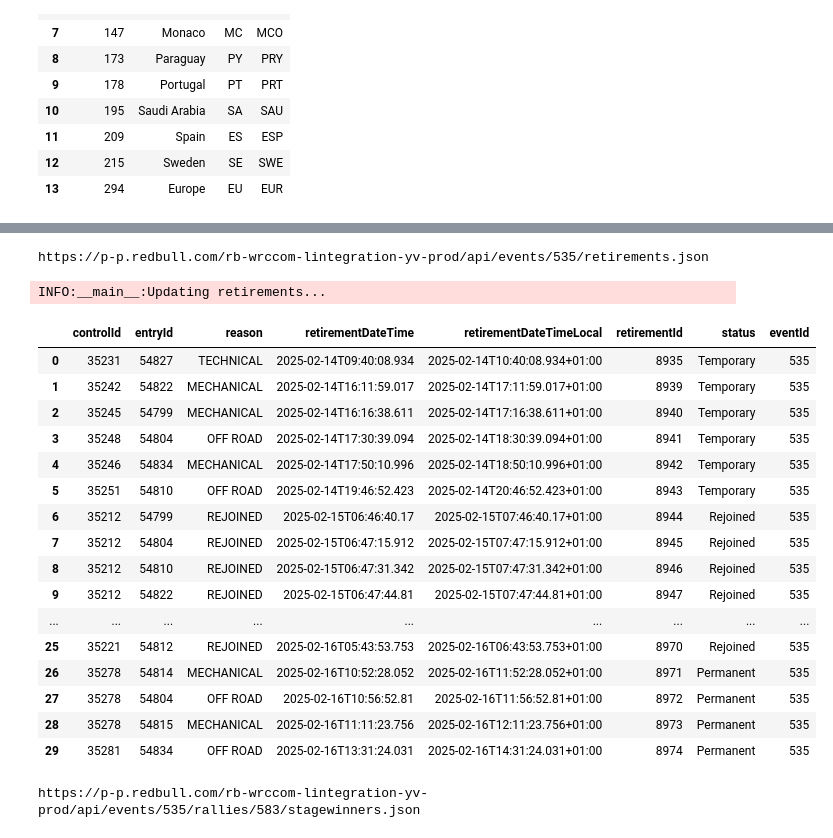
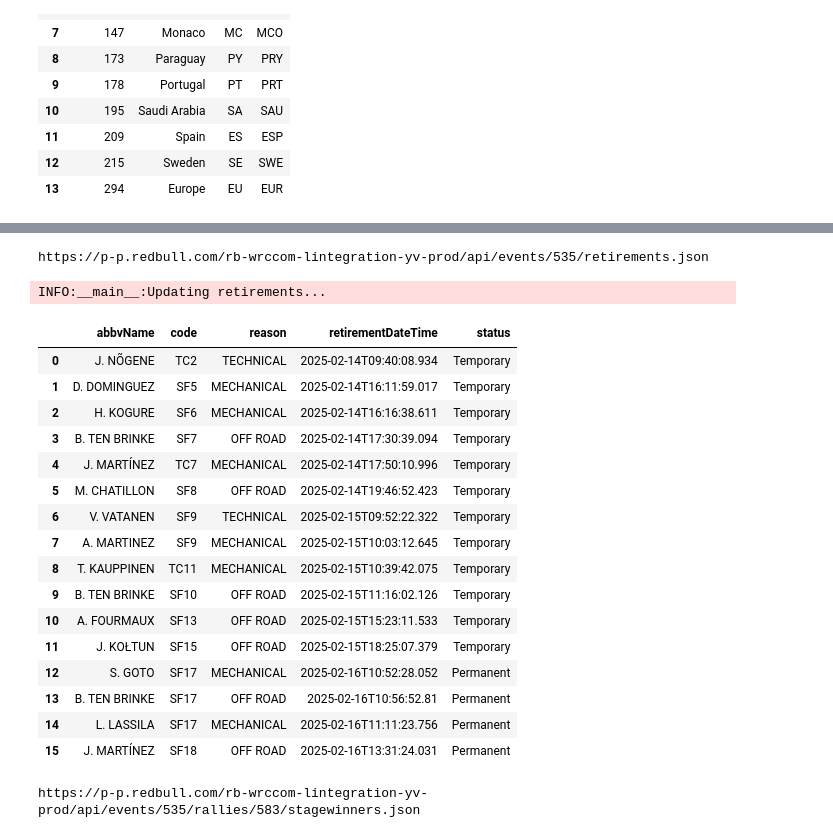
Before and after one commit to RallyDataJunkie/wrc-shinylive, a Jupyter notebook: src/shinyapp/.newRedBullAPI.ipynb, the cells around one changed output, grey strips where cells are left out. Drawn from its saved outputs; the diff is of its cells as text; code cells hidden in the pictures.

```diff
--- a/src/shinyapp/.newRedBullAPI.ipynb
+++ b/src/shinyapp/.newRedBullAPI.ipynb
@@ -1391,25 +1617,25 @@ INFO:__main__:Updating penalties...
 # %%
-wrc.getRetirements()
+wrc.getRetirements(raw=False)
 # %% [output]
 https://p-p.redbull.com/rb-wrccom-lintegration-yv-prod/api/events/535/retirements.json
 INFO:__main__:Updating retirements...
-|  | controlId | entryId | reason | retirementDateTime | retirementDateTimeLocal | retirementId | status | eventId |
-| 0 | 35231 | 54827 | TECHNICAL | 2025-02-14T09:40:08.934 | 2025-02-14T10:40:08.934+01:00 | 8935 | Temporary | 535 |
-| 1 | 35242 | 54822 | MECHANICAL | 2025-02-14T16:11:59.017 | 2025-02-14T17:11:59.017+01:00 | 8939 | Temporary | 535 |
-| 2 | 35245 | 54799 | MECHANICAL | 2025-02-14T16:16:38.611 | 2025-02-14T17:16:38.611+01:00 | 8940 | Temporary | 535 |
-| 3 | 35248 | 54804 | OFF ROAD | 2025-02-14T17:30:39.094 | 2025-02-14T18:30:39.094+01:00 | 8941 | Temporary | 535 |
-| 4 | 35246 | 54834 | MECHANICAL | 2025-02-14T17:50:10.996 | 2025-02-14T18:50:10.996+01:00 | 8942 | Temporary | 535 |
-| 5 | 35251 | 54810 | OFF ROAD | 2025-02-14T19:46:52.423 | 2025-02-14T20:46:52.423+01:00 | 8943 | Temporary | 535 |
-| 6 | 35212 | 54799 | REJOINED | 2025-02-15T06:46:40.17 | 2025-02-15T07:46:40.17+01:00 | 8944 | Rejoined | 535 |
-| 7 | 35212 | 54804 | REJOINED | 2025-02-15T06:47:15.912 | 2025-02-15T07:47:15.912+01:00 | 8945 | Rejoined | 535 |
-| 8 | 35212 | 54810 | REJOINED | 2025-02-15T06:47:31.342 | 2025-02-15T07:47:31.342+01:00 | 8946 | Rejoined | 535 |
-| 9 | 35212 | 54822 | REJOINED | 2025-02-15T06:47:44.81 | 2025-02-15T07:47:44.81+01:00 | 8947 | Rejoined | 535 |
-| ... | ... | ... | ... | ... | ... | ... | ... | ... |
-| 25 | 35221 | 54812 | REJOINED | 2025-02-16T05:43:53.753 | 2025-02-16T06:43:53.753+01:00 | 8970 | Rejoined | 535 |
-| 26 | 35278 | 54814 | MECHANICAL | 2025-02-16T10:52:28.052 | 2025-02-16T11:52:28.052+01:00 | 8971 | Permanent | 535 |
-| 27 | 35278 | 54804 | OFF ROAD | 2025-02-16T10:56:52.81 | 2025-02-16T11:56:52.81+01:00 | 8972 | Permanent | 535 |
-| 28 | 35278 | 54815 | MECHANICAL | 2025-02-16T11:11:23.756 | 2025-02-16T12:11:23.756+01:00 | 8973 | Permanent | 535 |
-| 29 | 35281 | 54834 | OFF ROAD | 2025-02-16T13:31:24.031 | 2025-02-16T14:31:24.031+01:00 | 8974 | Permanent | 535 |
+|  | abbvName | code | reason | retirementDateTime | status |
+| 0 | J. NÕGENE | TC2 | TECHNICAL | 2025-02-14T09:40:08.934 | Temporary |
+| 1 | D. DOMINGUEZ | SF5 | MECHANICAL | 2025-02-14T16:11:59.017 | Temporary |
+| 2 | H. KOGURE | SF6 | MECHANICAL | 2025-02-14T16:16:38.611 | Temporary |
+| 3 | B. TEN BRINKE | SF7 | OFF ROAD | 2025-02-14T17:30:39.094 | Temporary |
+| 4 | J. MARTÍNEZ | TC7 | MECHANICAL | 2025-02-14T17:50:10.996 | Temporary |
+| 5 | M. CHATILLON | SF8 | OFF ROAD | 2025-02-14T19:46:52.423 | Temporary |
+| 6 | V. VATANEN | SF9 | TECHNICAL | 2025-02-15T09:52:22.322 | Temporary |
+| 7 | A. MARTINEZ | SF9 | MECHANICAL | 2025-02-15T10:03:12.645 | Temporary |
+| 8 | T. KAUPPINEN | TC11 | MECHANICAL | 2025-02-15T10:39:42.075 | Temporary |
+| 9 | B. TEN BRINKE | SF10 | OFF ROAD | 2025-02-15T11:16:02.126 | Temporary |
+| 10 | A. FOURMAUX | SF13 | OFF ROAD | 2025-02-15T15:23:11.533 | Temporary |
+| 11 | J. KOŁTUN | SF15 | OFF ROAD | 2025-02-15T18:25:07.379 | Temporary |
+| 12 | S. GOTO | SF17 | MECHANICAL | 2025-02-16T10:52:28.052 | Permanent |
+| 13 | B. TEN BRINKE | SF17 | OFF ROAD | 2025-02-16T10:56:52.81 | Permanent |
+| 14 | L. LASSILA | SF17 | MECHANICAL | 2025-02-16T11:11:23.756 | Permanent |
+| 15 | J. MARTÍNEZ | SF18 | OFF ROAD | 2025-02-16T13:31:24.031 | Permanent |
 # %%
 wrc.getStageWinners()
 # %% [output]
```
Also changed, not shown: parts of 10 cells of this notebook, 5 other files.
